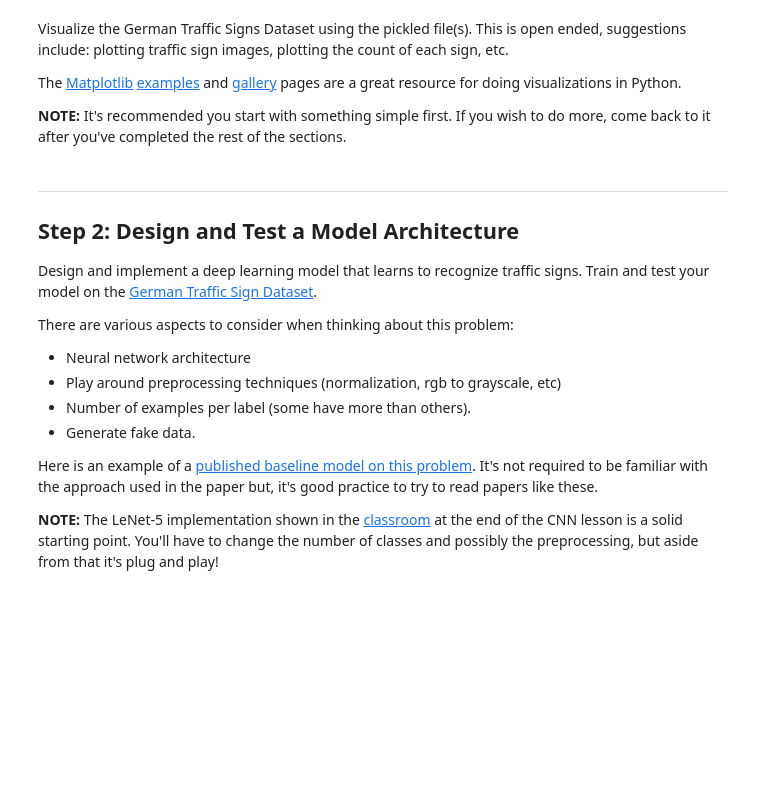
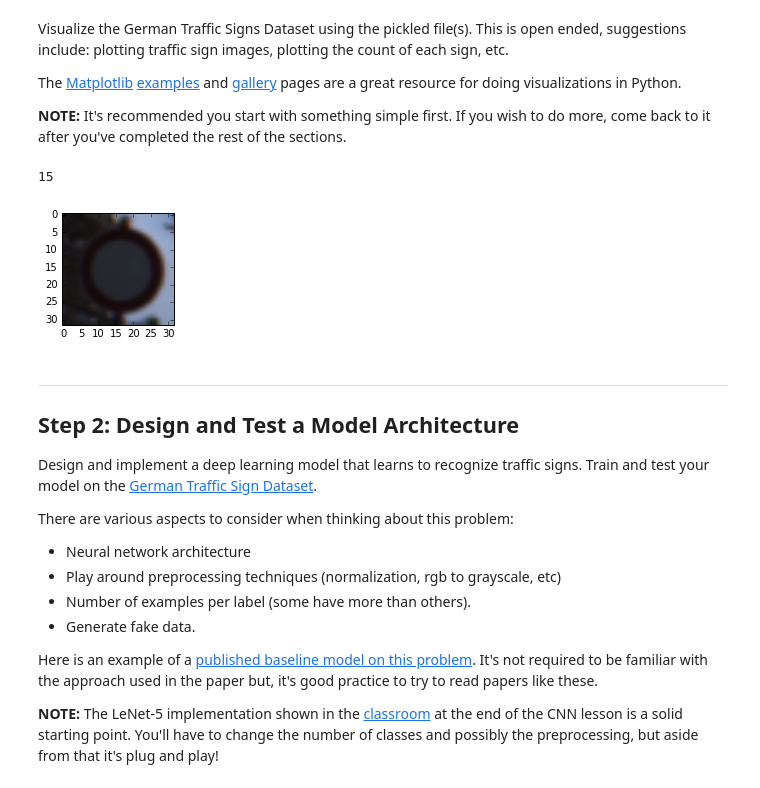
Before and after one commit to bogdan-marian/CarND-Traffic-Sign-Classifier-Project, a Jupyter notebook: Traffic_Sign_Classifier.ipynb, the cells around one changed output. Saved outputs shown, nothing was run; the diff lists cells and outputs as text; code cells hidden in the pictures; blank space fills up the shorter version.

```diff
--- a/Traffic_Sign_Classifier.ipynb
+++ b/Traffic_Sign_Classifier.ipynb
@@ -94,9 +94,16 @@ The [Matplotlib](http://matplotlib.org/) [examples](http://matplotlib.org/exampl
 # %%
 ### Data exploration visualization code goes here.
 ### Feel free to use as many code cells as needed.
 import matplotlib.pyplot as plt
 # Visualizations will be shown in the notebook.
 %matplotlib inline
+
+plt.figure(figsize=(2,2))
+plt.imshow(image)
+print(y_train[index])
+# %% [output]
+15
+[figure, added]
 # %% [markdown]
 ----
 
```
Also changed, not shown: parts of 15 cells of this notebook.
